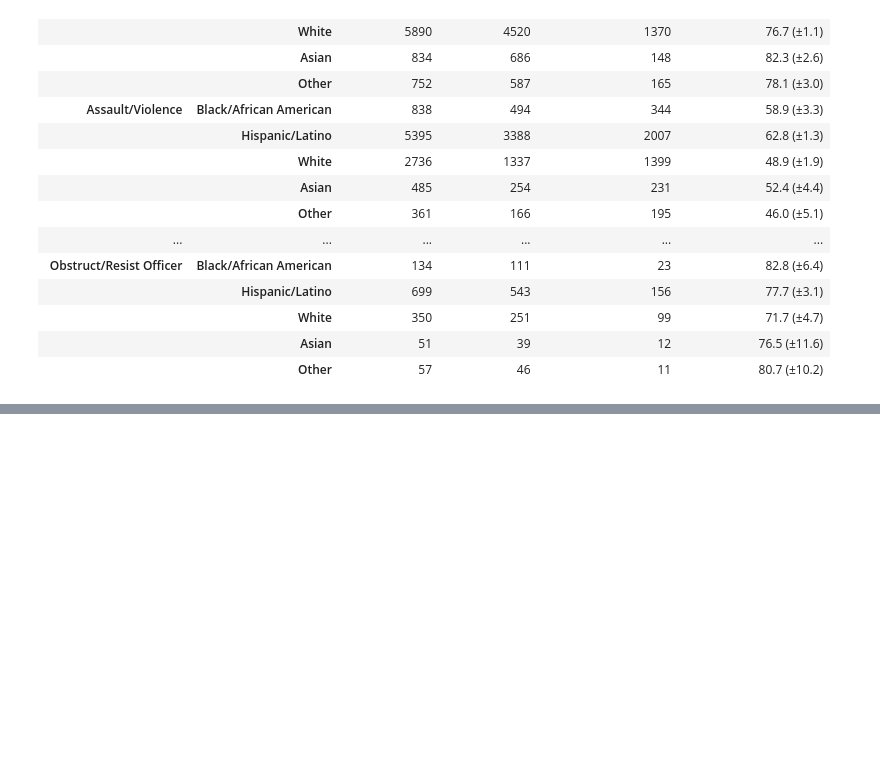
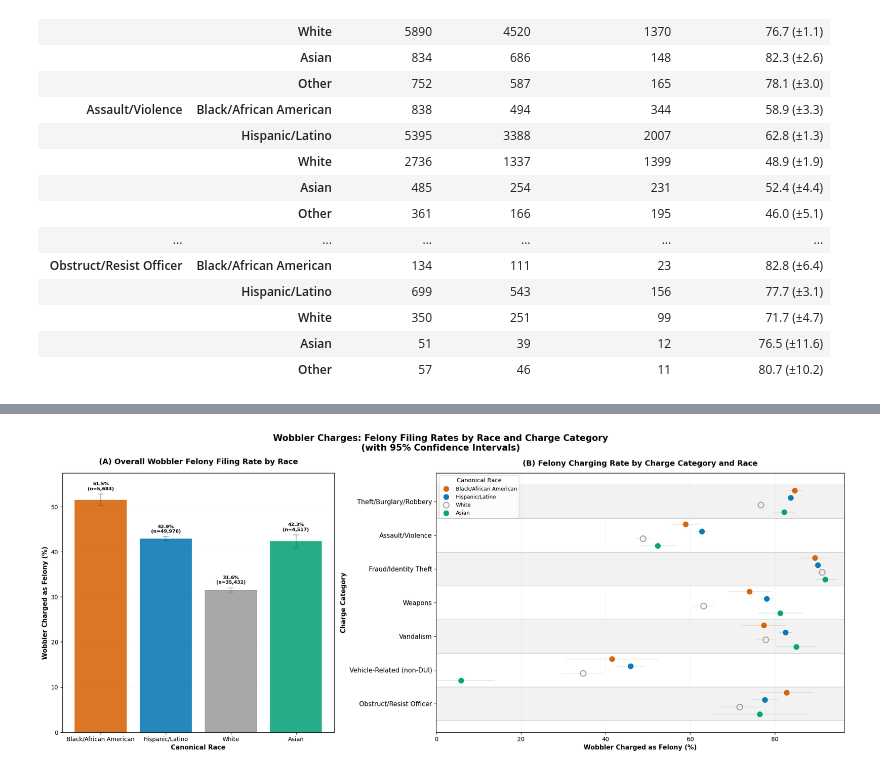
Before and after one commit to laurenbchu/honors-thesis, a Jupyter notebook: notebooks/analysis.ipynb, the cells around one changed output, grey strips where cells are left out. Saved outputs shown, nothing was run; the diff lists cells and outputs as text; code cells hidden in the pictures; blank space fills up the shorter version.

```diff
--- a/notebooks/analysis.ipynb
+++ b/notebooks/analysis.ipynb
@@ -532,6 +476,6 @@ from visualization_utils import plot_wobbler_overall_felony_rate, plot_wobbler_c
 # %%
-filtered_wobbler_categories = get_filtered_wobbler_categories(substantive)
-wobbler_table, wobbler_category_table = wobbler_felony_rate_tables(substantive)
+filtered_wobbler_categories = rates_utils.get_filtered_wobbler_categories(substantive)
+wobbler_table, wobbler_category_table = table_utils.wobbler_felony_rate_tables(substantive)
 
 display(wobbler_table)
 
@@ -580,0 +513,5 @@ fig2 = plot_wobbler_cleveland_dot(substantive, top_categories=filtered_wobbler_c
+# %%
+fig = visualization_utils.plot_wobbler_combined(substantive, top_categories=filtered_wobbler_categories, sort_by="rate_overall")
+# visualization_utils.export_figure_to_pdf(fig, "wobblers")
+# %% [output]
+[figure, added]
```
Also changed, not shown: parts of 26 cells of this notebook, 18 other files.
